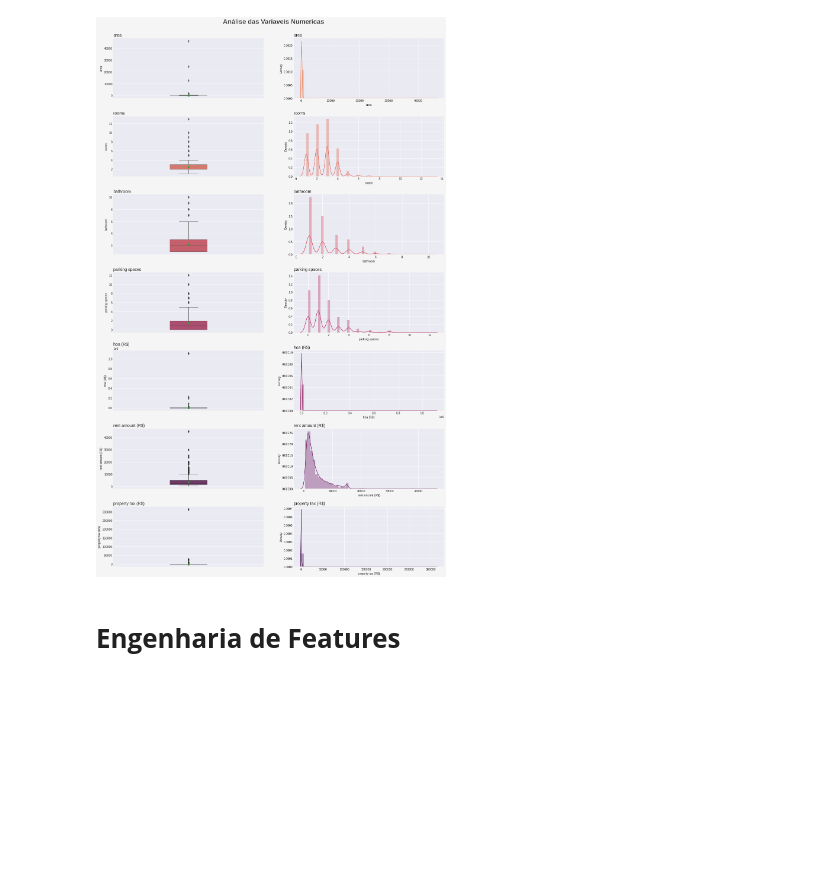
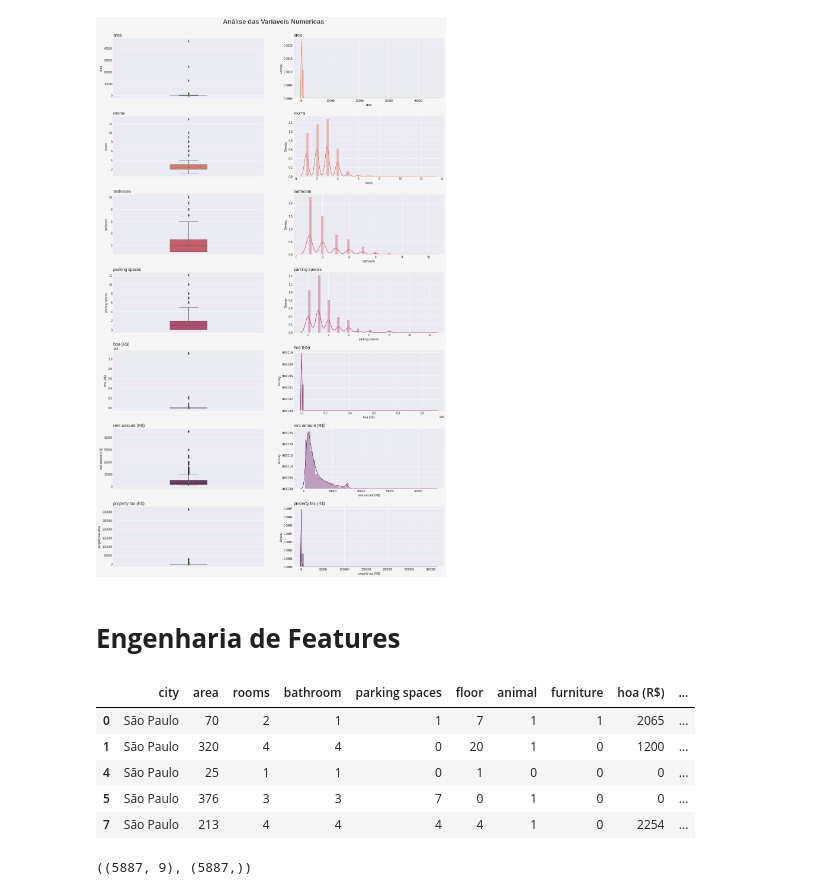
Before and after one commit to luizfernandopavanello/python_courses, a Jupyter notebook: Machine Learning/Projeto End-to-end | Curso Udemy.ipynb, the cells around one changed output. Saved outputs shown, nothing was run; the diff lists cells and outputs as text; code cells hidden in the pictures; blank space fills up the shorter version.

```diff
--- a/Machine Learning/Projeto End-to-end | Curso Udemy.ipynb
+++ b/Machine Learning/Projeto End-to-end | Curso Udemy.ipynb
@@ -240,3 +258,20 @@ plt.subplots_adjust( top=0.95, hspace=0.3 )
 [figure]
 # %% [markdown]
 # **Engenharia de Features**
+# %%
+# Ajuste das colunas categoricas
+Base_Dados['animal'] = Base_Dados['animal'].map( {'acept':1, 'not acept':0} )
+Base_Dados['furniture'] = Base_Dados['furniture'].map( {'furnished':1, 'not furnished':0} )
+
+# Filtrar a Cidade de São Paulo
+Filtro_SP = Base_Dados.loc[ Base_Dados['city'] == 'São Paulo']
+
+# Verificar
+Filtro_SP.head()
+# %% [output]
+|  | city | area | rooms | bathroom | parking spaces | floor | animal | furniture | hoa (R$) | ... |
+| 0 | São Paulo | 70 | 2 | 1 | 1 | 7 | 1 | 1 | 2065 | ... |
+| 1 | São Paulo | 320 | 4 | 4 | 0 | 20 | 1 | 0 | 1200 | ... |
+| 4 | São Paulo | 25 | 1 | 1 | 0 | 1 | 0 | 0 | 0 | ... |
+| 5 | São Paulo | 376 | 3 | 3 | 7 | 0 | 1 | 0 | 0 | ... |
+| 7 | São Paulo | 213 | 4 | 4 | 4 | 4 | 1 | 0 | 2254 | ... |
@@ -242,0 +281,9 @@ plt.subplots_adjust( top=0.95, hspace=0.3 )
+# %%
+# Separa os dados
+Caracteristicas = Filtro_SP.drop( columns=['rent amount (R$)'] )
+Previsor = Filtro_SP['rent amount (R$)']
+
+# Verificar
+Caracteristicas.shape, Previsor.shape
+# %% [output]
+((5887, 9), (5887,))
```
Also changed, not shown: parts of 20 cells of this notebook, 1 other file.
